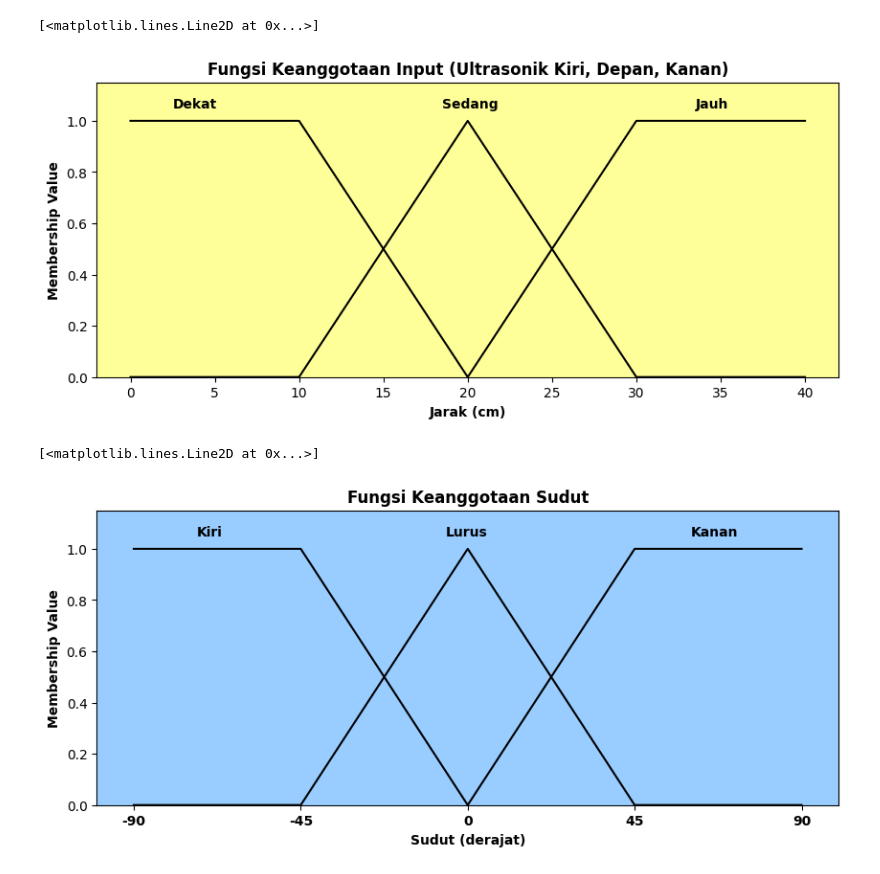
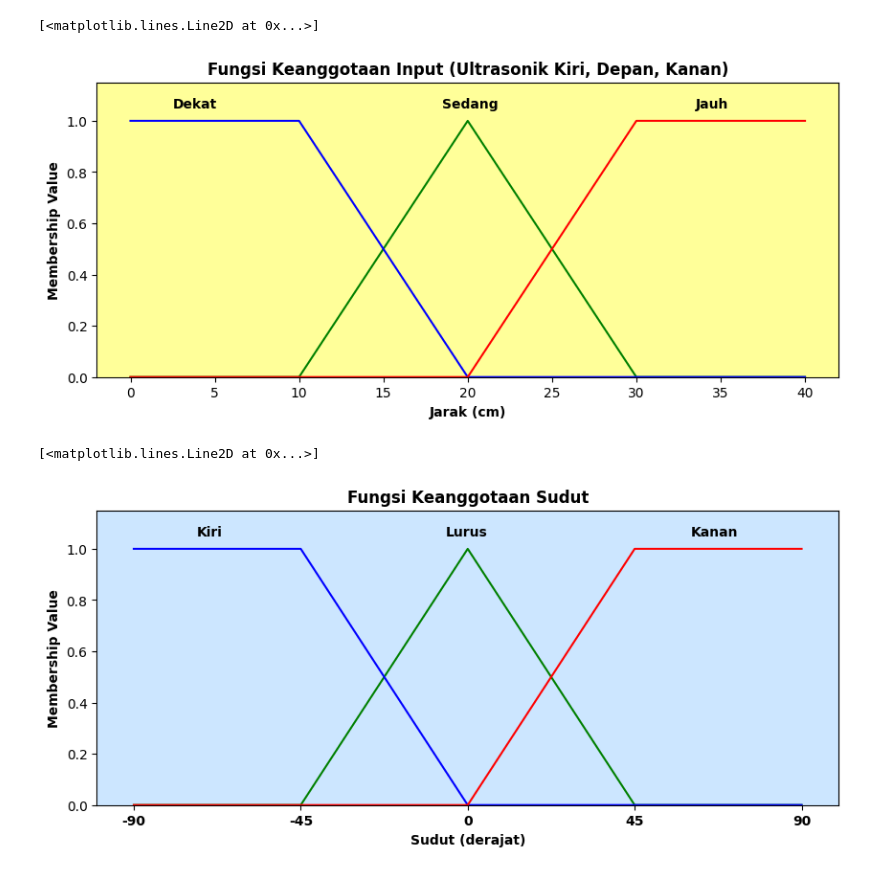
Before and after one commit to faizdaffa/Micromouse-PCB, a Jupyter notebook: ipynb/fuzzy.ipynb, the cells around one changed output. Drawn from its saved outputs; the diff is of its cells as text; code cells hidden in the pictures.

```diff
--- a/ipynb/fuzzy.ipynb
+++ b/ipynb/fuzzy.ipynb
@@ -3,10 +3,12 @@ import numpy as np
 from matplotlib.ticker import (MultipleLocator, AutoMinorLocator)
 import matplotlib.pyplot as plt
 # %%
-x1_US = [0,10,20,30,40]
-y1_US = [1,1,0,1,1]
-x2_US = [0,10,20,30,40]
-y2_US = [0,0,1,0,0]
+xDekat = [0,10,20,40]
+yDekat = [1,1,0,0]
+xJauh = [0,20,30,40]
+yJauh = [0,0,1,1]
+xSedang = [0,10,20,30,40]
+ySedang = [0,0,1,0,0]
 
 fig, ax1 = plt.subplots(figsize=(10, 4))
 ax1.set_title('Fungsi Keanggotaan Input (Ultrasonik Kiri, Depan, Kanan)', weight='bold')
@@ -20,40 +22,43 @@ ax1.set_ylim([0,1.15])
 
 ax1.set_facecolor('#ffff99')
 
-ax1.plot(x1_US,y1_US, color='k')
-ax1.plot(x2_US,y2_US, color='k')
+ax1.plot(xSedang,ySedang, color='g')
+ax1.plot(xDekat,yDekat, color='b')
+ax1.plot(xJauh,yJauh, color='r')
 # %% [output]
 [<matplotlib.lines.Line2D at 0x...>]
-[figure, old version]
+[figure, new version]
 # %%
-x1_sudut = [-90,-45,0,45,90]
-y1_sudut = [1,1,0,1,1]
-x2_sudut = [-90,-45,0,45,90]
-y2_sudut = [0,0,1,0,0]
-
+xKiri = [-90,-45,0,90]
+yKiri = [1,1,0,0]
+xKanan = [-90,0,45,90]
+yKanan = [0,0,1,1]
+xLurus = [-90,-45,0,45,90]
+yLurus = [0,0,1,0,0]
 
 fig, ax = plt.subplots(figsize=(10, 4))
 
 ax.set_title('Fungsi Keanggotaan Sudut', weight='bold')
 ax.set_xlabel('Sudut (derajat)', weight='bold')
 ax.set_ylabel('Membership Value', weight='bold')
 
 ax.text(-73  ,1.05, 'Kiri', weight='bold')
 ax.text(-6 ,1.05, 'Lurus', weight='bold')
 ax.text(60 ,1.05, 'Kanan', weight='bold')
 ax.set_xlim([-100,100])
 ax.set_ylim([0,1.15])
 
 #ax.set_yticklabels(ax.get_yticks(), weight='bold')
 ax.set_xticklabels(ax.get_xticks(), weight='bold')
 
 ax.xaxis.set_major_locator(MultipleLocator(45))
 ax.xaxis.set_major_formatter('{x:.0f}')
 
-ax.set_facecolor('#99ccff')
+ax.set_facecolor('#cce6ff')
 
-ax.plot(x1_sudut,y1_sudut, color='k')
-ax.plot(x2_sudut,y2_sudut, color='k')
+ax.plot(xLurus,yLurus, color='g')
+ax.plot(xKiri,yKiri, color='b')
+ax.plot(xKanan,yKanan, color='r')
 # %% [output]
 [<matplotlib.lines.Line2D at 0x...>]
-[figure, old version]
+[figure, new version]
```
Also changed, not shown: parts of 2 cells of this notebook.
